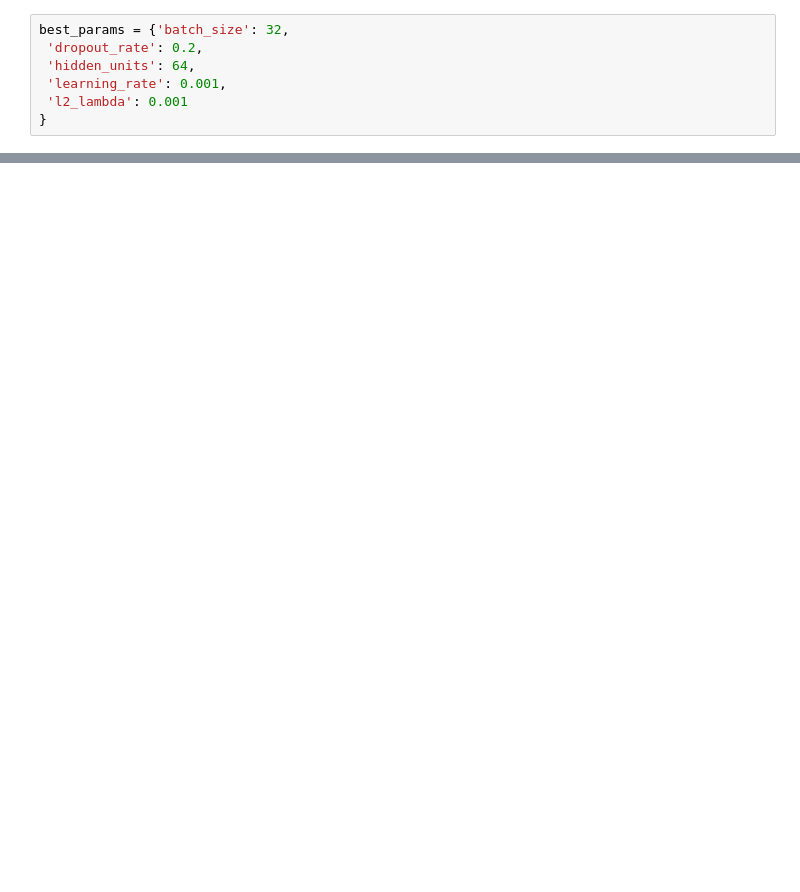
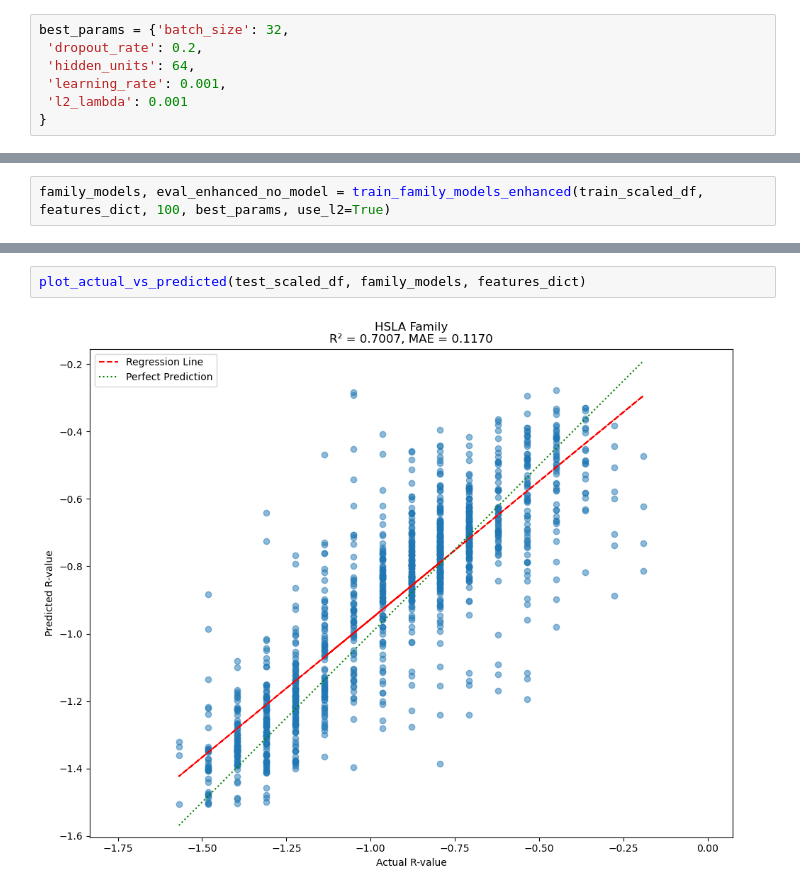
Before and after one commit to TonnyLe14/master-thesis, a Jupyter notebook: branch_mlp.ipynb, the cells around one changed output, grey strips where cells are left out. Saved outputs shown, nothing was run; the diff lists cells and outputs as text; blank space fills up the shorter version.

```diff
--- a/branch_mlp.ipynb
+++ b/branch_mlp.ipynb
@@ -885,0 +942,2 @@ plot_actual_vs_predicted(test_scaled_df, family_models_enhanced, features_dict)
+# %%
+family_models, eval_enhanced_no_model = train_family_models_enhanced(train_scaled_df, features_dict, 100, best_params, use_l2=True)
@@ -885,0 +962,4 @@ plot_actual_vs_predicted(test_scaled_df, family_models_enhanced, features_dict)
+# %%
+plot_actual_vs_predicted(test_scaled_df, family_models, features_dict)
+# %% [output]
+[figure, added]
```
Also changed, not shown: parts of 31 cells of this notebook, 7 other files.
